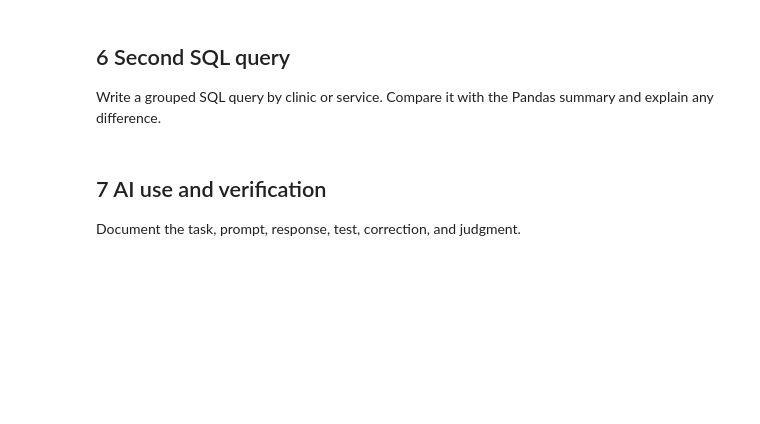
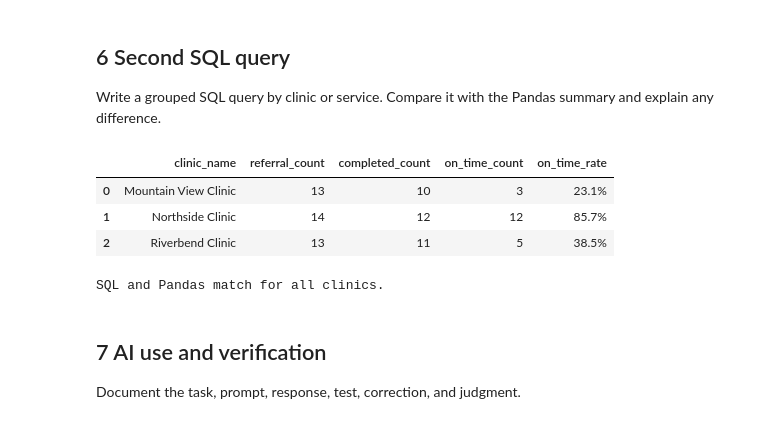
Before and after one commit to Kris1776/N6429_CreateSQLPythonDataPipeline, a Jupyter notebook: Week13_Pipeline_Starter.ipynb, the cells around one changed output. Saved outputs shown, nothing was run; the diff lists cells and outputs as text; code cells hidden in the pictures; blank space fills up the shorter version.

```diff
--- a/Week13_Pipeline_Starter.ipynb
+++ b/Week13_Pipeline_Starter.ipynb
@@ -63,3 +179,38 @@ display(sql_summary)
+# %%
+"""summary_query =
+-- TODO
+sql_summary = pd.read_sql_query(summary_query, connection)
+display(sql_summary)
+"""
+
+# Grain: one row per clinic.
+summary_query = '''
+SELECT c.clinic_name,
+       COUNT(*) AS referral_count,
+       COUNT(f.completion_date) AS completed_count,
+       SUM(CASE WHEN DATE(f.completion_date) <= DATE(r.due_date)
+                THEN 1 ELSE 0 END) AS on_time_count,
+       AVG(CASE WHEN DATE(f.completion_date) <= DATE(r.due_date)
+                THEN 1.0 ELSE 0.0 END) AS on_time_rate
+FROM referrals AS r
+LEFT JOIN encounters AS e ON e.encounter_id = r.encounter_id
+LEFT JOIN clinics AS c ON c.clinic_id = e.clinic_id
+LEFT JOIN followups AS f ON f.referral_id = r.referral_id
+GROUP BY c.clinic_name
+ORDER BY c.clinic_name
+'''
+sql_summary = pd.read_sql_query(summary_query, connection)
+pd.testing.assert_frame_equal(
+    sql_summary, clinic_summary, check_exact=False, rtol=1e-12, atol=1e-12
+)
+display(sql_summary.assign(on_time_rate=sql_summary["on_time_rate"].map("{:.1%}".format)))
+print("SQL and Pandas match for all clinics.")
+# %% [output]
+|  | clinic_name | referral_count | completed_count | on_time_count | on_time_rate |
+| 0 | Mountain View Clinic | 13 | 10 | 3 | 23.1% |
+| 1 | Northside Clinic | 14 | 12 | 12 | 85.7% |
+| 2 | Riverbend Clinic | 13 | 11 | 5 | 38.5% |
+SQL and Pandas match for all clinics.
 # %% [markdown]
 ## 7 AI use and verification
 
```
Also changed, not shown: parts of 14 cells of this notebook, 1 other file.
